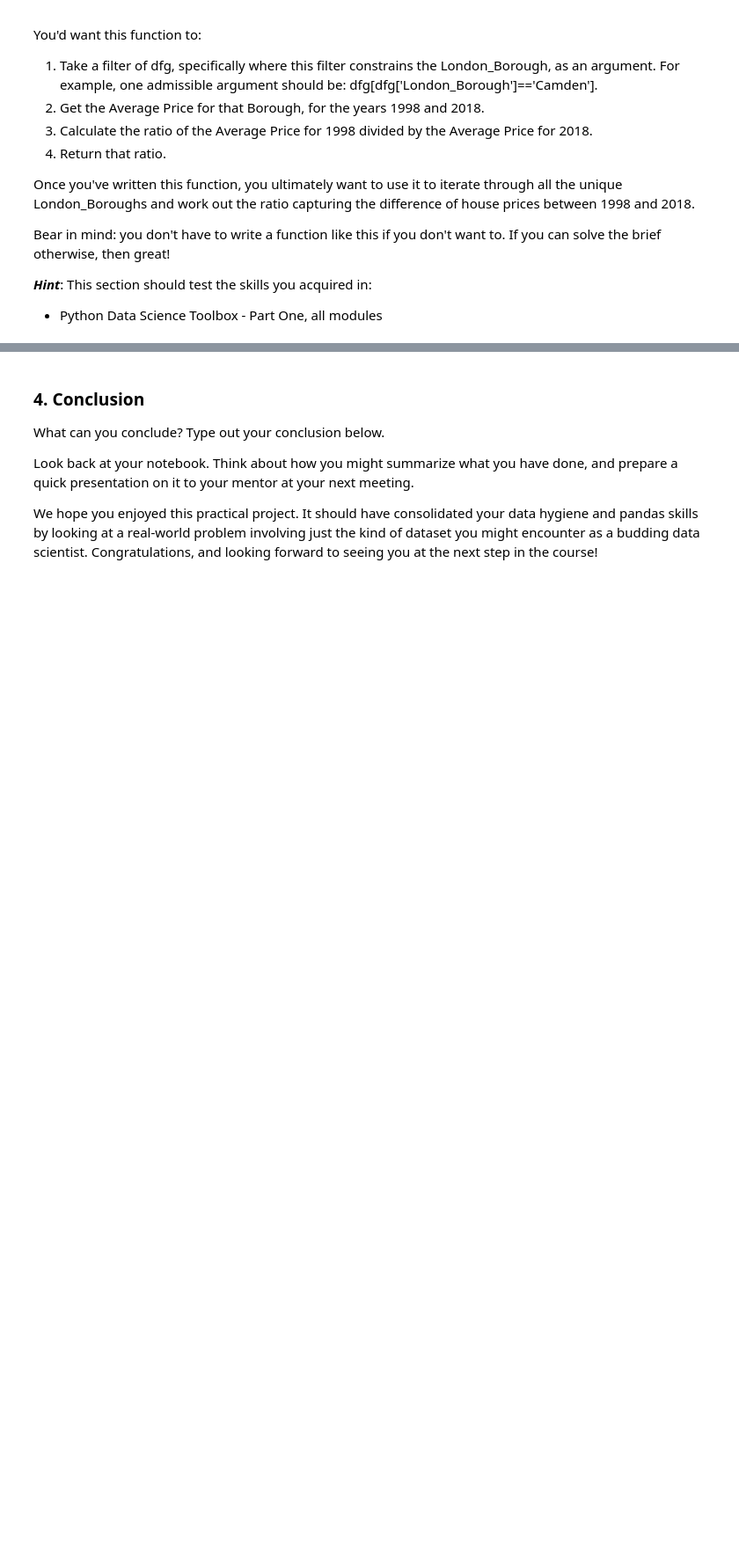
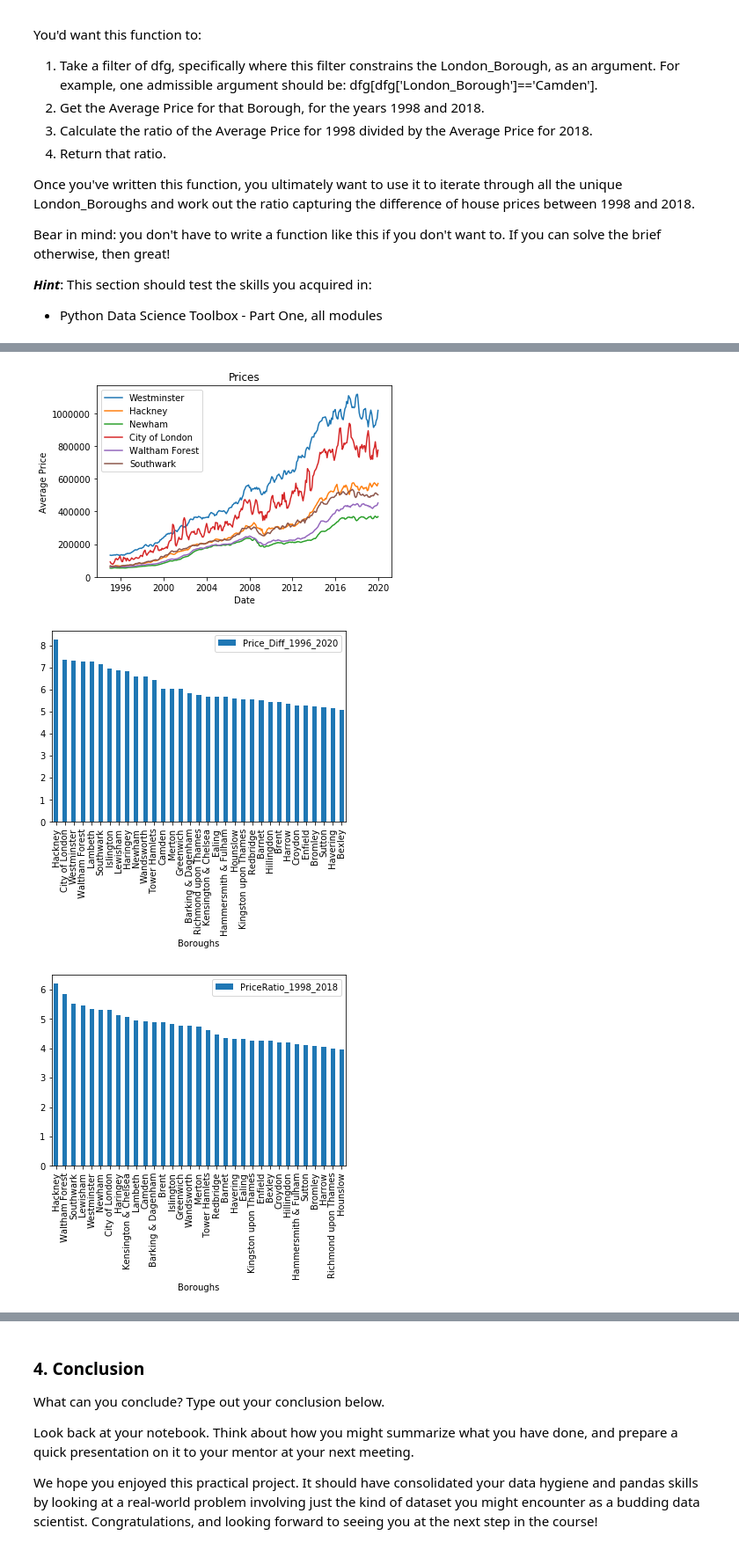
Before and after one commit to ShrutikaSankar/Springboard, a Jupyter notebook: Shrutika Sankar Unit 4 Challenge - Tier 3-clean.ipynb, the cells around one changed output, grey strips where cells are left out. Shown: that part at 88% size. Saved outputs shown, nothing was run; the diff lists cells and outputs as text; code cells hidden in the pictures; blank space fills up the shorter version.

```diff
--- a/Shrutika Sankar Unit 4 Challenge - Tier 3-clean.ipynb
+++ b/Shrutika Sankar Unit 4 Challenge - Tier 3-clean.ipynb
@@ -407,0 +416,39 @@ The Top 3 Boroughs for increased prices are: ['Waltham Forest', 'Hackney', 'City
+# %%
+#That does not give a full look
+
+pc_piv2 = pc_piv.iloc[: ,:-6].copy(deep=True)
+pc_piv2['Pricediff_1996_2016'] = pc_piv[2016]-pc_piv[1996] #Find Difference
+pc_piv2['Pricediff_1998_2018'] = pc_piv[2018]-pc_piv[1998] #Find Difference
+pc_piv2['Pricediiff_2000_2020'] = pc_piv[2020]-pc_piv[2000] #Find Difference
+pc_piv2.head()
+#above could probably have been a function buy this was easier to write
+diff_pounds = pc_piv.iloc[: , -3:]
+diff_pounds = diff_pounds.reset_index()
+p_listd = diff_pounds.columns[1:]
+c = []
+d = []
+for p in p_listd:
+    diff_pounds = diff_pounds.sort_values(p ,ascending=False)
+    diff_pounds_y = diff_pounds.Boroughs[:3]
+    for b in diff_pounds_y:
+        c.append(b)
+top_4_boroughs_price_diff = list(set(c))
+# %%
+
+for b in top_4_boroughs:
+    z_prices = pc[pc['Boroughs'] == b]
+    plt.plot( 'Date_H', 'avg_prices', data=z_prices, label= b )
+
+plt.title('Prices')
+plt.xlabel("Date")
+plt.ylabel("Average Price")
+plt.legend()
+plt.show()
+p_list_short= p_list[:2]
+for p in p_list_short:
+    x = x.sort_values(p ,ascending=False)
+    x.plot(x= 'Boroughs' , y= p , kind= 'bar')
+# %% [output]
+[figure, added]
+[figure, added]
+[figure, added]
```
Also changed, not shown: parts of 13 cells of this notebook.
